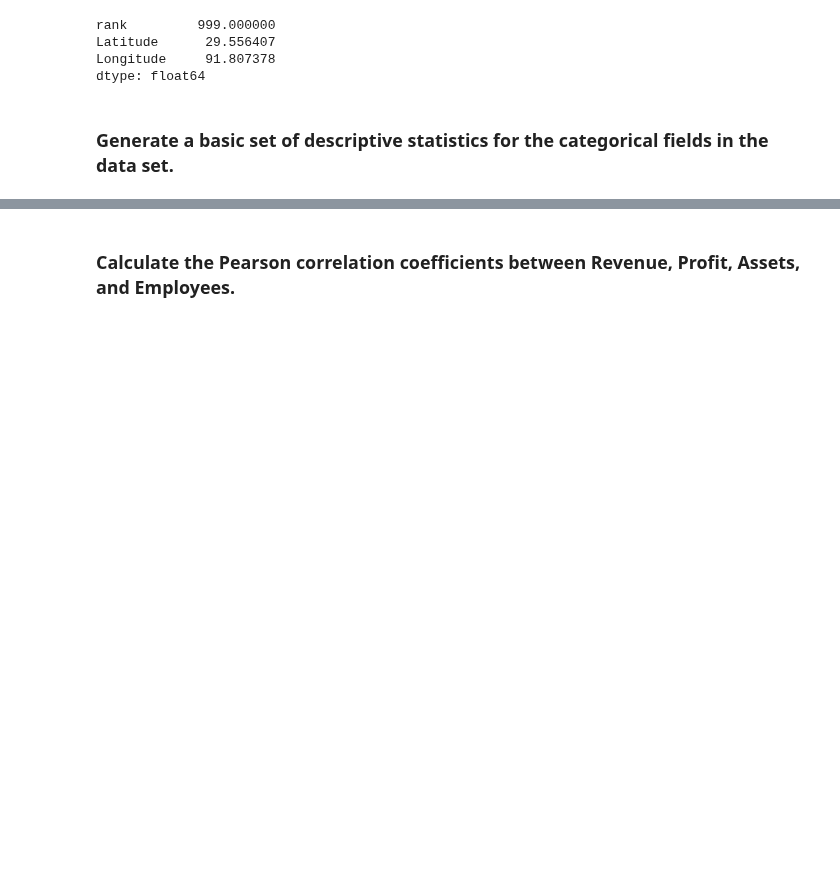
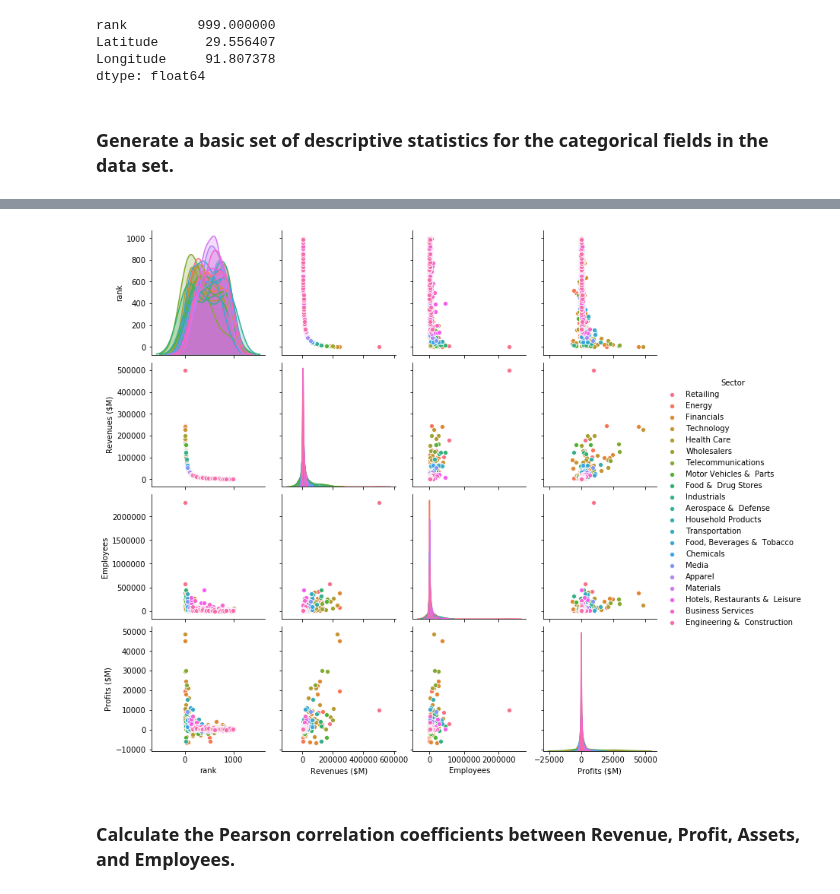
Before and after one commit to DJGump/module-work-DSI06, a Jupyter notebook: Class Assignments and Pair work/Dillan_Gump_Day_3_Lecture_2_Assignment.ipynb, the cells around one changed output, grey strips where cells are left out. Cells and saved outputs as stored; diff of their text form; code cells hidden in the pictures; blank space fills up the shorter version.

```diff
--- a/Class Assignments and Pair work/Dillan_Gump_Day_3_Lecture_2_Assignment.ipynb
+++ b/Class Assignments and Pair work/Dillan_Gump_Day_3_Lecture_2_Assignment.ipynb
@@ -167,3 +189,10 @@ memory usage: 148.6+ KB
+# %%
+plot_df = fortune[['rank', 'Revenues ($M)', 'Employees', 'Profits ($M)', 'Sector']]
+# %%
+sns.pairplot(plot_df, hue='Sector')
+plt.show()
+# %% [output]
+[figure, added]
 # %% [markdown]
 ### Calculate the Pearson correlation coefficients between Revenue, Profit, Assets, and Employees.
 # %%
```
Also changed, not shown: parts of 13 cells of this notebook, 2 other files.
